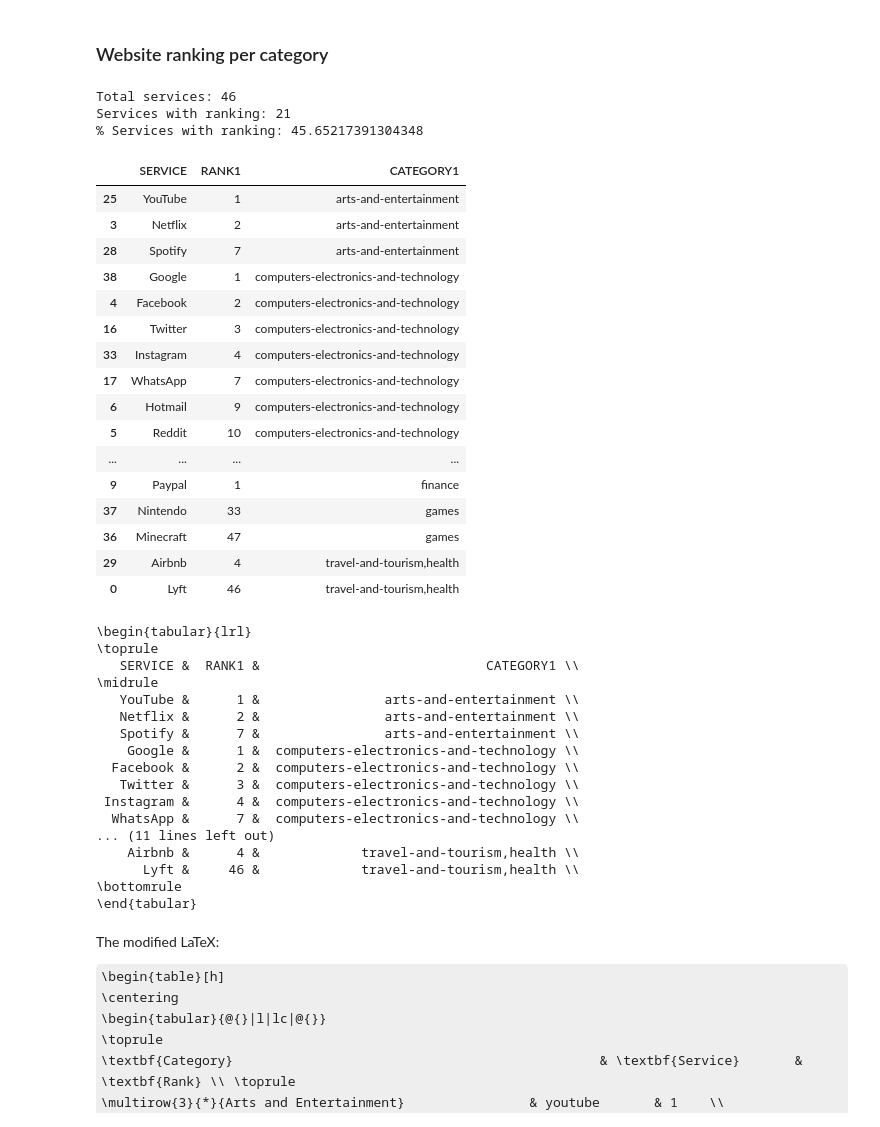
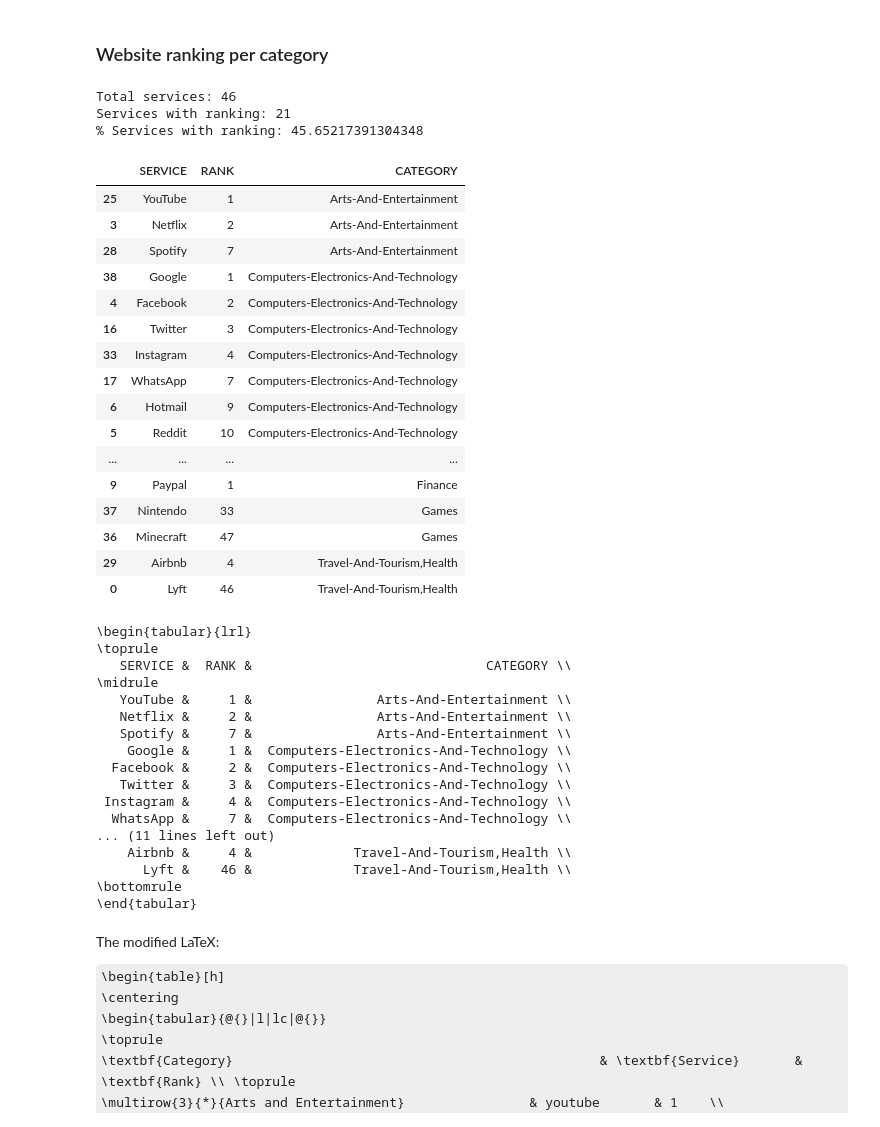
Before and after one commit to shanemin/thesis-msc-cloud-failures, a Jupyter notebook: scripts/viz_sources.ipynb, the cells around one changed output. Drawn from its saved outputs; the diff is of its cells as text; code cells hidden in the pictures; some formulas as TeX source.

```diff
--- a/scripts/viz_sources.ipynb
+++ b/scripts/viz_sources.ipynb
@@ -32,7 +32,7 @@ print(tps_counts)
 {'0': 35, '1': 16, '2': 6, '3': 15, '4': 19, '5': 33, '6': 1, '7': 11, '10': 14, '9': 1, '11': 5, '13': 2, '14': 2, '15': 1, '16': 2, '17': 1, '18': 1}
 # %%
 # update the key names to the actual third party source
-new_keys = [['downdetector','0'],['servicesdown','1'],['updownradar','2'],['outage.report','3'],['istheservicedown','4'],['isitdownrightnow','5'],['downhunter','6'],['statusgator','7'],['netflixdown','9'],['downrightnow','10'],['downforeveryoneorjustme','11'],['isdown.app','13'],['uptime','14'],['updownreport','15'],['cloudharmony','16'],['downinspector','17'],['statusticker','18']]
+new_keys = [['Downdetector','0'],['ServicesDown','1'],['UpDownRadar','2'],['Outage.Report','3'],['IsTheServiceDown','4'],['IsItDownRightNow','5'],['DownHunter','6'],['StatusGator','7'],['NetflixDown','9'],['DownRightNow','10'],['DownForEveryoneOrJustMe','11'],['IsDown.app','13'],['Uptime','14'],['UpDownReport','15'],['Cloudharmony','16'],['DownInspector','17'],['Statusticker','18']]
 for entry in new_keys:
     tps_counts[entry[0]] = tps_counts.pop(entry[1])
 tps_counts = dict(sorted(tps_counts.items(), key=lambda item: item[1], reverse=True))
@@ -196,67 +197,67 @@ plt.show()
 # %%
 # TODO: cleanup --> this is a bit hacky
 df_category = pd.DataFrame()
 df_category['SERVICE'] = df['SERVICE'].copy()
 
-rank_cat1 = np.array(df['SIMILARWEB_POS_CAT1'].copy())
+rank_cat1 = np.array(df['SIMILARWEB_POS_CAT'].copy())
 rank = []
 cat = []
 for entry in rank_cat1:
     if entry is not np.nan:
         rank.append(entry.split()[0])
         cat.append(entry.split()[1])
     else:
         rank.append(np.nan)
         cat.append(np.nan)
-df_category['RANK1'] = rank
-df_category['CATEGORY1'] = cat
+df_category['RANK'] = rank
+df_category['CATEGORY'] = cat
 
-df_category = df_category[df_category['RANK1'].notna()]
-df_category.RANK1 = df_category.RANK1.astype(int)
-df_category = df_category.sort_values(by=['CATEGORY1','RANK1'], ascending=True)
+df_category = df_category[df_category['RANK'].notna()]
+df_category.RANK = df_category.RANK.astype(int)
+df_category = df_category.sort_values(by=['CATEGORY','RANK'], ascending=True)
 after = len(df_category)
 print('Total services: {}\nServices with ranking: {}\n% Services with ranking: {}'.format(before, after, after/before*100))
 df_category.head(after)
 # %% [output]
 Total services: 46
 Services with ranking: 21
 % Services with ranking: 45.65217391304348
-|  | SERVICE | RANK1 | CATEGORY1 |
-| 25 | YouTube | 1 | arts-and-entertainment |
-| 3 | Netflix | 2 | arts-and-entertainment |
-| 28 | Spotify | 7 | arts-and-entertainment |
-| 38 | Google | 1 | computers-electronics-and-technology |
-| 4 | Facebook | 2 | computers-electronics-and-technology |
-| 16 | Twitter | 3 | computers-electronics-and-technology |
-| 33 | Instagram | 4 | computers-electronics-and-technology |
-| 17 | WhatsApp | 7 | computers-electronics-and-technology |
-| 6 | Hotmail | 9 | computers-electronics-and-technology |
-| 5 | Reddit | 10 | computers-electronics-and-technology |
+|  | SERVICE | RANK | CATEGORY |
+| 25 | YouTube | 1 | Arts-And-Entertainment |
+| 3 | Netflix | 2 | Arts-And-Entertainment |
+| 28 | Spotify | 7 | Arts-And-Entertainment |
+| 38 | Google | 1 | Computers-Electronics-And-Technology |
+| 4 | Facebook | 2 | Computers-Electronics-And-Technology |
+| 16 | Twitter | 3 | Computers-Electronics-And-Technology |
+| 33 | Instagram | 4 | Computers-Electronics-And-Technology |
+| 17 | WhatsApp | 7 | Computers-Electronics-And-Technology |
+| 6 | Hotmail | 9 | Computers-Electronics-And-Technology |
+| 5 | Reddit | 10 | Computers-Electronics-And-Technology |
 | ... | ... | ... | ... |
-| 9 | Paypal | 1 | finance |
-| 37 | Nintendo | 33 | games |
-| 36 | Minecraft | 47 | games |
-| 29 | Airbnb | 4 | travel-and-tourism,health |
-| 0 | Lyft | 46 | travel-and-tourism,health |
+| 9 | Paypal | 1 | Finance |
+| 37 | Nintendo | 33 | Games |
+| 36 | Minecraft | 47 | Games |
+| 29 | Airbnb | 4 | Travel-And-Tourism,Health |
+| 0 | Lyft | 46 | Travel-And-Tourism,Health |
 # %%
 # this latex has since been modified (see next cell)...
 print(df_category.to_latex(index=False))
 # %% [output]
 \begin{tabular}{lrl}
 \toprule
-   SERVICE &  RANK1 &                             CATEGORY1 \\
+   SERVICE &  RANK &                              CATEGORY \\
 \midrule
-   YouTube &      1 &                arts-and-entertainment \\
-   Netflix &      2 &                arts-and-entertainment \\
-   Spotify &      7 &                arts-and-entertainment \\
-    Google &      1 &  computers-electronics-and-technology \\
-  Facebook &      2 &  computers-electronics-and-technology \\
-   Twitter &      3 &  computers-electronics-and-technology \\
- Instagram &      4 &  computers-electronics-and-technology \\
-  WhatsApp &      7 &  computers-electronics-and-technology \\
+   YouTube &     1 &                Arts-And-Entertainment \\
+   Netflix &     2 &                Arts-And-Entertainment \\
+   Spotify &     7 &                Arts-And-Entertainment \\
+    Google &     1 &  Computers-Electronics-And-Technology \\
+  Facebook &     2 &  Computers-Electronics-And-Technology \\
+   Twitter &     3 &  Computers-Electronics-And-Technology \\
+ Instagram &     4 &  Computers-Electronics-And-Technology \\
+  WhatsApp &     7 &  Computers-Electronics-And-Technology \\
 ... (11 lines left out)
-    Airbnb &      4 &             travel-and-tourism,health \\
-      Lyft &     46 &             travel-and-tourism,health \\
+    Airbnb &     4 &             Travel-And-Tourism,Health \\
+      Lyft &    46 &             Travel-And-Tourism,Health \\
 \bottomrule
 \end{tabular}
 # %% [markdown]
```
Also changed, not shown: parts of 4 cells of this notebook, 7 other files.
